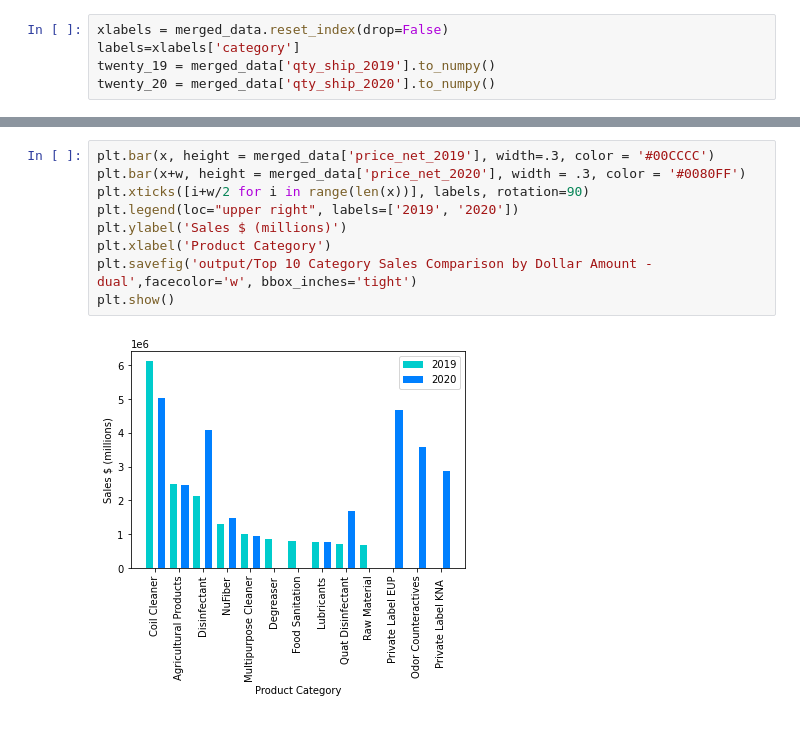
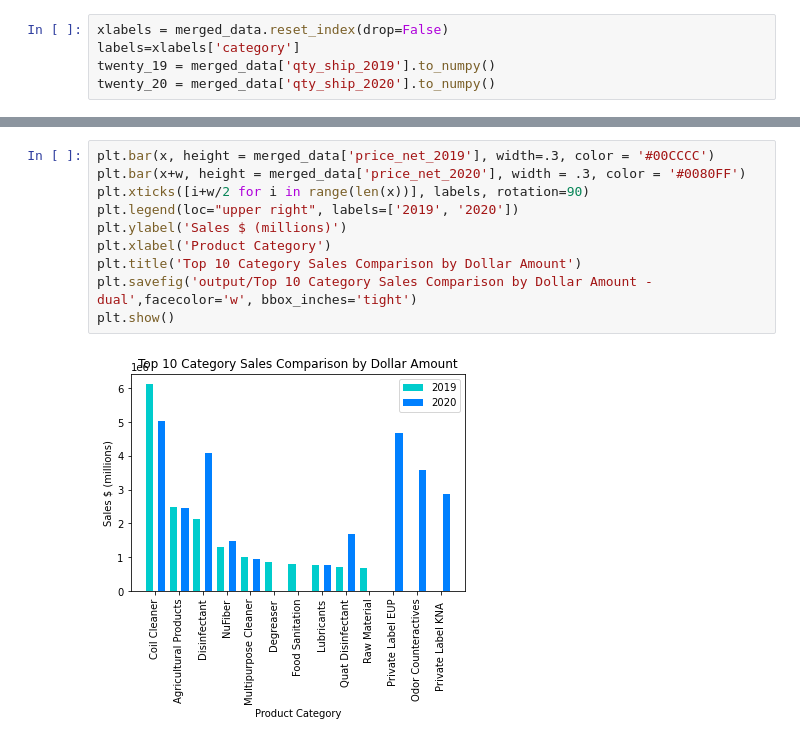
Before and after one commit to aadeba5/Project1, a Jupyter notebook: Nuance_Eric.ipynb, the cells around one changed output, grey strips where cells are left out. Saved outputs shown, nothing was run; the diff lists cells and outputs as text.

Commit message:
Added title to plots

```diff
--- a/Nuance_Eric.ipynb
+++ b/Nuance_Eric.ipynb
@@ -212,11 +213,12 @@ plt.show()
 # %%
 plt.bar(x, height = merged_data['price_net_2019'], width=.3, color = '#00CCCC')
 plt.bar(x+w, height = merged_data['price_net_2020'], width = .3, color = '#0080FF')
 plt.xticks([i+w/2 for i in range(len(x))], labels, rotation=90)
 plt.legend(loc="upper right", labels=['2019', '2020'])
 plt.ylabel('Sales $ (millions)')
 plt.xlabel('Product Category')
+plt.title('Top 10 Category Sales Comparison by Dollar Amount')
 plt.savefig('output/Top 10 Category Sales Comparison by Dollar Amount - dual',facecolor='w', bbox_inches='tight')
 plt.show()
 # %% [output]
-[figure, old version]
+[figure, new version]
```
Also changed, not shown: parts of 1 cell of this notebook, 2 other files.
